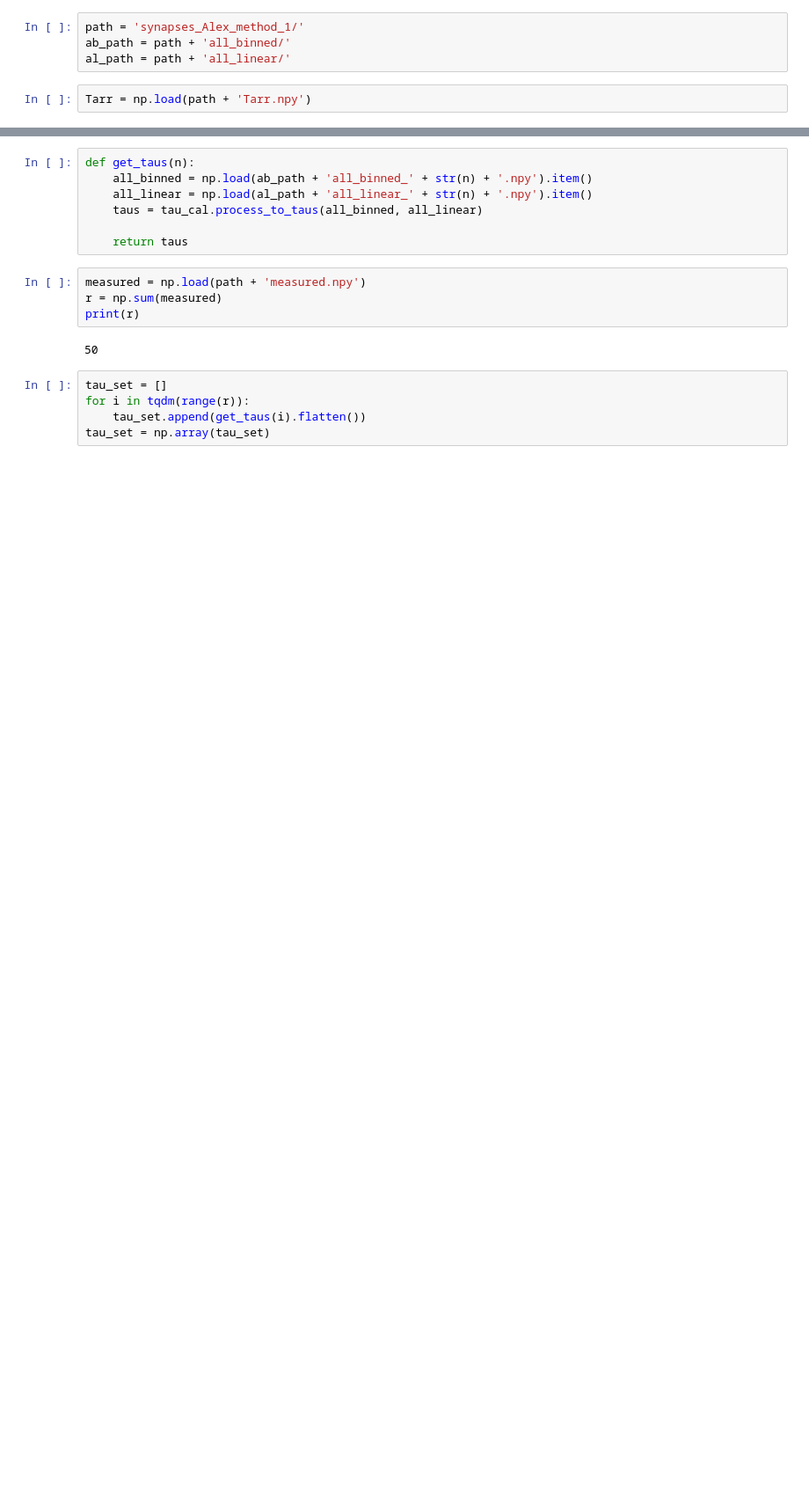
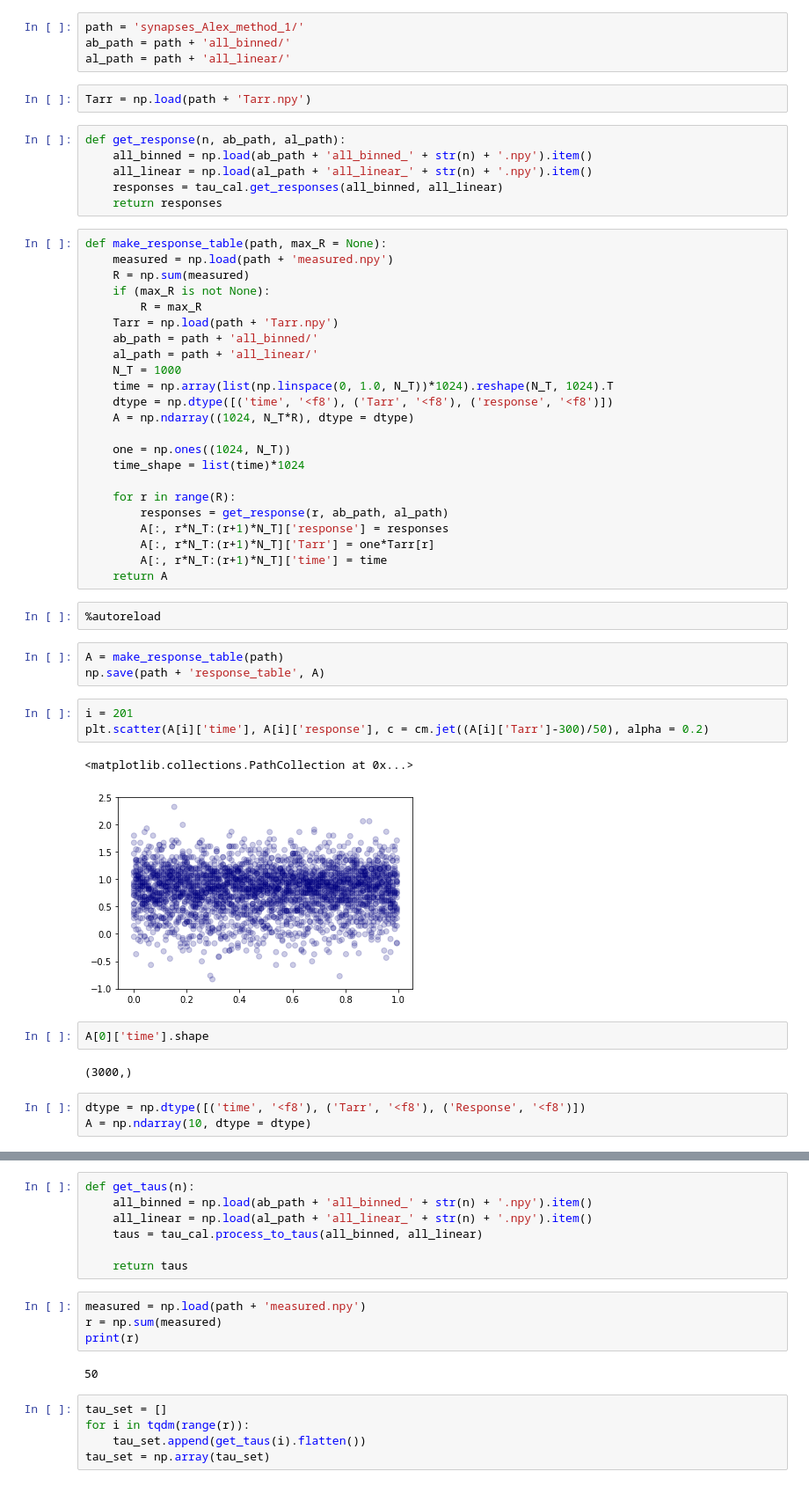
Before and after one commit to scottcantreid/Braindrop_Utilities, a Jupyter notebook: Thermal Synapses Analysis.ipynb, the cells around one changed output, grey strips where cells are left out. Shown: that part at 88% size. Saved outputs shown, nothing was run; the diff lists cells and outputs as text; blank space fills up the shorter version.

```diff
--- a/Thermal Synapses Analysis.ipynb
+++ b/Thermal Synapses Analysis.ipynb
@@ -12,3 +13,50 @@ ab_path = path + 'all_binned/'
 al_path = path + 'all_linear/'
 # %%
 Tarr = np.load(path + 'Tarr.npy')
+# %%
+def get_response(n, ab_path, al_path):
+    all_binned = np.load(ab_path + 'all_binned_' + str(n) + '.npy').item()
+    all_linear = np.load(al_path + 'all_linear_' + str(n) + '.npy').item()
+    responses = tau_cal.get_responses(all_binned, all_linear)
+    return responses
+# %%
+def make_response_table(path, max_R = None):
+    measured = np.load(path + 'measured.npy')
+    R = np.sum(measured)
+    if (max_R is not None):
+        R = max_R
+    Tarr = np.load(path + 'Tarr.npy')
+    ab_path = path + 'all_binned/'
+    al_path = path + 'all_linear/'
+    N_T = 1000
+    time = np.array(list(np.linspace(0, 1.0, N_T))*1024).reshape(N_T, 1024).T
+    dtype = np.dtype([('time', '<f8'), ('Tarr', '<f8'), ('response', '<f8')])
+    A = np.ndarray((1024, N_T*R), dtype = dtype)
+
+    one = np.ones((1024, N_T))
+    time_shape = list(time)*1024
+
+    for r in range(R):
+        responses = get_response(r, ab_path, al_path)
+        A[:, r*N_T:(r+1)*N_T]['response'] = responses
+        A[:, r*N_T:(r+1)*N_T]['Tarr'] = one*Tarr[r]
+        A[:, r*N_T:(r+1)*N_T]['time'] = time
+    return A
+# %%
+%autoreload
+# %%
+A = make_response_table(path)
+np.save(path + 'response_table', A)
+# %%
+i = 201
+plt.scatter(A[i]['time'], A[i]['response'], c = cm.jet((A[i]['Tarr']-300)/50), alpha = 0.2)
+# %% [output]
+<matplotlib.collections.PathCollection at 0x...>
+[figure, added]
+# %%
+A[0]['time'].shape
+# %% [output]
+(3000,)
+# %%
+dtype = np.dtype([('time', '<f8'), ('Tarr', '<f8'), ('Response', '<f8')])
+A = np.ndarray(10, dtype = dtype)
```
Also changed, not shown: parts of 9 cells of this notebook, 1 other file.
